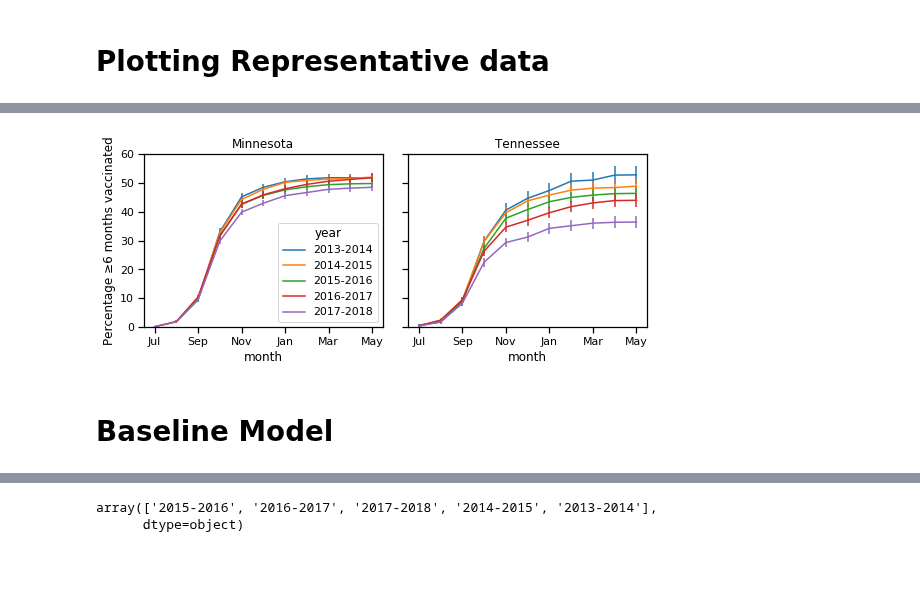
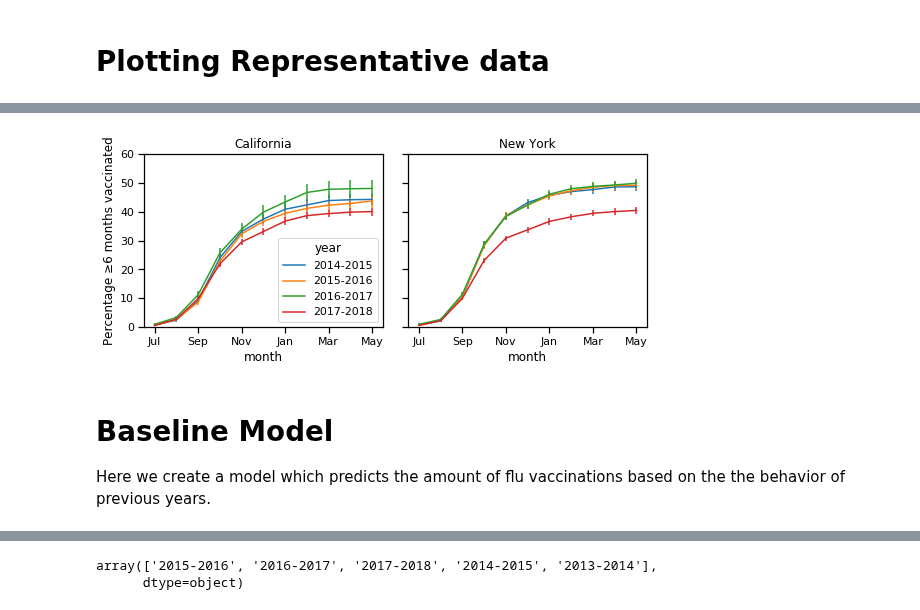
Before and after one commit to oriw1989/FluVaccinationRates, a Jupyter notebook: Baseline Model.ipynb, the cells around one changed output, grey strips where cells are left out. Cells and saved outputs as stored; diff of their text form; code cells hidden in the pictures; blank space fills up the shorter version.

```diff
--- a/Baseline Model.ipynb
+++ b/Baseline Model.ipynb
@@ -9,20 +9,16 @@ sns.set_context('notebook')
 # %%
 fluevaxdata = pd.read_csv('data/2013-2018_consolidated_flu_data.csv')
 # %%
-states = ['Alabama', 'Alaska', 'Arizona', 'Arkansas', 'California',
-           'Colorado', 'Connecticut', 'Delaware', 'District of Columbia',
-           'Florida', 'Georgia', 'Hawaii', 'Idaho', 'Illinois', 'Indiana', 'Iowa',
-           'Kansas', 'Kentucky', 'Louisiana', 'Maine', 'Maryland', 'Massachusetts',
-           'Michigan', 'Minnesota', 'Mississippi', 'Missouri', 'Montana',
-           'Nebraska', 'Nevada', 'New Hampshire', 'New Jersey', 'New Mexico',
-           'New York', 'North Carolina', 'North Dakota', 'Ohio', 'Oklahoma',
-           'Oregon', 'Pennsylvania', 'Rhode Island', 'South Carolina',
-           'South Dakota', 'Tennessee', 'Texas', 'Utah', 'Vermont', 'Virginia',
-           'Washington', 'West Virginia', 'Wisconsin', 'Wyoming']
+states = ['Alabama', 'Arkansas', 'Arizona', 'California',
+          'Colorado', 'Florida', 'Georgia', 'Illinois',
+          'Indiana', 'Louisiana', 'Massachusetts', 'Missouri',
+          'North Carolina', 'New Jersey', 'New York', 'Rhose Island',
+          'South Carolina', 'Tennessee', 'Texas', 'Virginia', 'Washington']
 # %%
 fluevaxdata = fluevaxdata[(fluevaxdata.stats.isin(['avg', 'LL', 'UL']) &
-            (fluevaxdata.state_or_region.isin(states)) &
-            (fluevaxdata.race_or_age=='≥6 months'))]
+                          (fluevaxdata.state_or_region.isin(states)) &
+                          (fluevaxdata.race_or_age=='≥6 months')) &
+                          (fluevaxdata.year != '2013-2014')]
 # %%
 fluevaxdata = fluevaxdata[~fluevaxdata.value.isin(["NR †", "NR *", "NR"])]
 # %%
@@ -32,3 +26,5 @@ states_of_interest = ['Minnesota', 'Tennessee']
+# %%
+states_of_interest = ['California', 'New York']
 # %%
 fluevaxdata = fluevaxdata[fluevaxdata.state_or_region.isin(states_of_interest)]
 # %%
@@ -49,28 +58,30 @@ pivot_data = pivot_data.loc[['Jul', 'Aug', 'Sep', 'Oct', 'Nov', 'Dec', 'Jan','Fe
 # %%
 fig, ax = plt.subplots(ncols=2, nrows=1, sharey=True, figsize=(8, 3.5))
 error = pivot_data['avg'] - pivot_data['LL']
 
-state = 'Minnesota'
+state = 'California'
 
 pivot_data['avg'][state].plot.line(yerr=error[state], title=state, ax=ax[0])
 ax[0].set_xticklabels([ '', 'Jul',  'Sep', 'Nov', 'Jan', 'Mar', 'May'])
 
 ax[0].set_ylim(0, 60)
 ax[0].set_ylabel('Percentage ≥6 months vaccinated')
 
-state = 'Tennessee'
+state = 'New York'
 
 pivot_data['avg'][state].plot.line(yerr=error[state], title=state, ax=ax[1])
 ax[1].get_legend().remove();
 
 ax[1].set_xticklabels([ '', 'Jul',  'Sep', 'Nov', 'Jan', 'Mar', 'May']);
 
 fig.tight_layout()
 
 fig.savefig('figures/cdc_ground_truth.jpg', dpi=150)
 # %% [output]
-[figure, old version]
+[figure, new version]
-# %% [markdown]
-# Baseline Model
+# %% [markdown]
+# Baseline Model
+
+Here we create a model which predicts the amount of flu vaccinations based on the the behavior of previous years.
 # %%
 cdc_data = pd.read_csv('data/cdc_average_bystate_2013-2017.csv')
```
Also changed, not shown: parts of 16 cells of this notebook, 2 other files.
